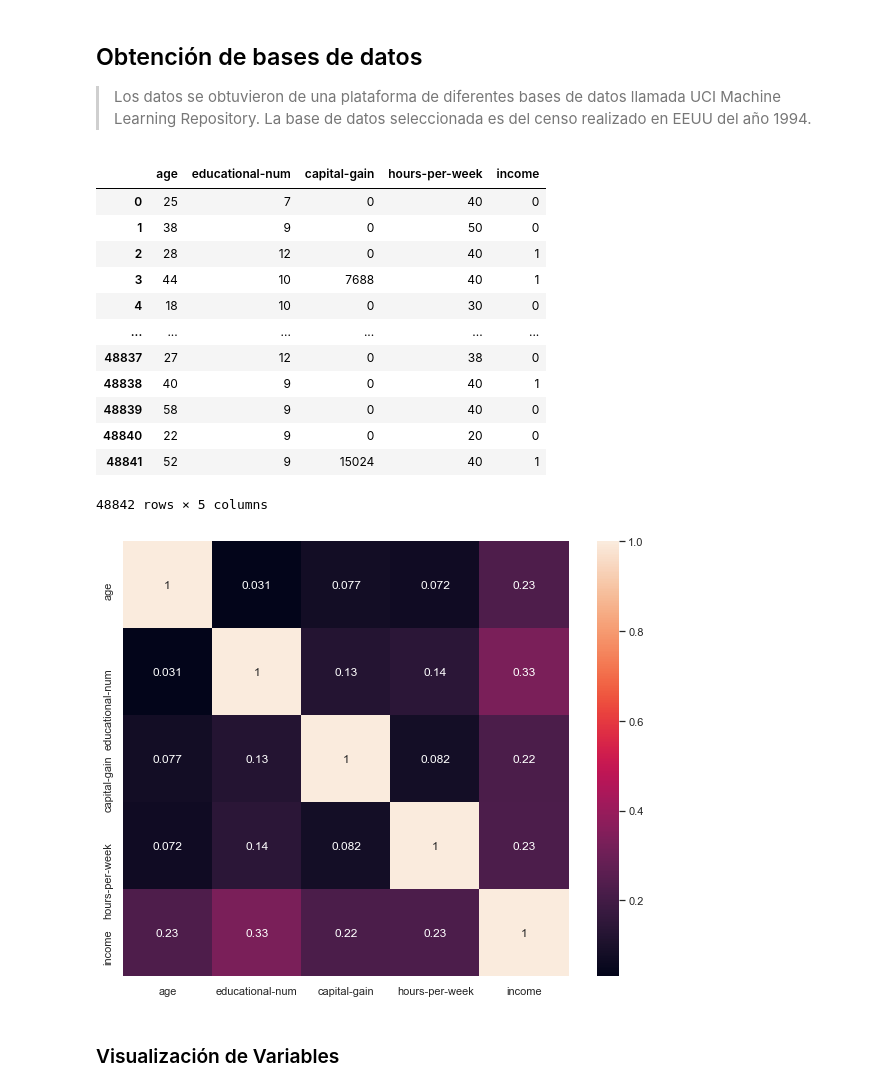
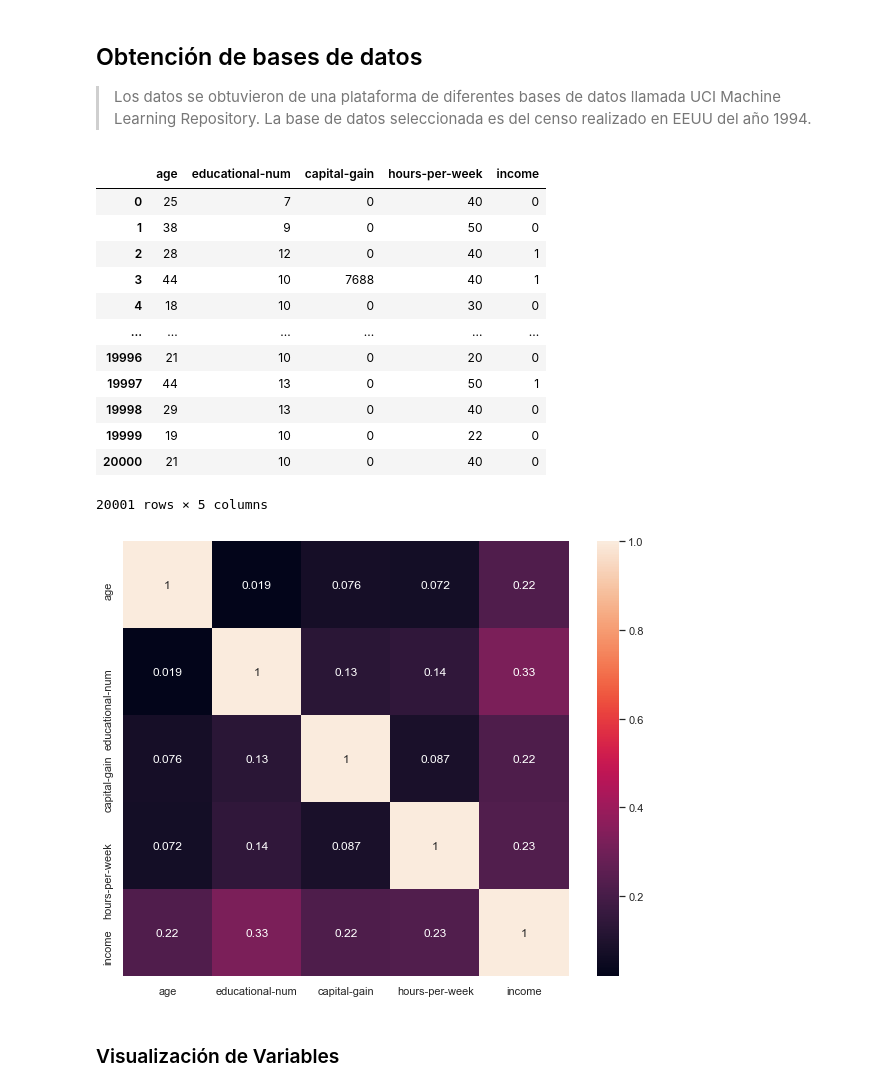
Before and after one commit to Tania-Bell/Proyecto_Modulo1, a Jupyter notebook: Proyecto_BellT_FloresA adult census.ipynb, the cells around one changed output. Cells and saved outputs as stored; diff of their text form; code cells hidden in the pictures.

```diff
--- a/Proyecto_BellT_FloresA adult census.ipynb
+++ b/Proyecto_BellT_FloresA adult census.ipynb
@@ -62,33 +62,37 @@ El objetivo de este proyecto es ver si hay una distribución de probabilidad den
 # %%
 import numpy as np
 import pandas as pd
 import seaborn as sn
 import matplotlib.pyplot as plt
+from sklearn.neighbors import KernelDensity
+from scipy.stats import gaussian_kde
+from statsmodels.nonparametric.kde import KDEUnivariate
+from statsmodels.nonparametric.kernel_density import KDEMultivariate
 
 data = pd.read_csv('adult.csv')
-data = data[['age','educational-num','capital-gain','hours-per-week','income']]
+data = data[['age','educational-num','capital-gain','hours-per-week','income']].head(20001)
 data
 # %% [output]
 |  | age | educational-num | capital-gain | hours-per-week | income |
 | 0 | 25 | 7 | 0 | 40 | 0 |
 | 1 | 38 | 9 | 0 | 50 | 0 |
 | 2 | 28 | 12 | 0 | 40 | 1 |
 | 3 | 44 | 10 | 7688 | 40 | 1 |
 | 4 | 18 | 10 | 0 | 30 | 0 |
 | ... | ... | ... | ... | ... | ... |
-| 48837 | 27 | 12 | 0 | 38 | 0 |
-| 48838 | 40 | 9 | 0 | 40 | 1 |
-| 48839 | 58 | 9 | 0 | 40 | 0 |
-| 48840 | 22 | 9 | 0 | 20 | 0 |
-| 48841 | 52 | 9 | 15024 | 40 | 1 |
+| 19996 | 21 | 10 | 0 | 20 | 0 |
+| 19997 | 44 | 13 | 0 | 50 | 1 |
+| 19998 | 29 | 13 | 0 | 40 | 0 |
+| 19999 | 19 | 10 | 0 | 22 | 0 |
+| 20000 | 21 | 10 | 0 | 40 | 0 |
-48842 rows × 5 columns
+20001 rows × 5 columns
 # %%
 corrMatrix = data.corr()
 sn.heatmap(corrMatrix, annot=True, linewidths=.0001)
 sn.set(rc = {'figure.figsize':(10,8)})
 plt.show()
 # %% [output]
-[figure, old version]
+[figure, new version]
 # %% [markdown]
 ### Visualización de Variables
 # %%
```
Also changed, not shown: parts of 28 cells of this notebook.
